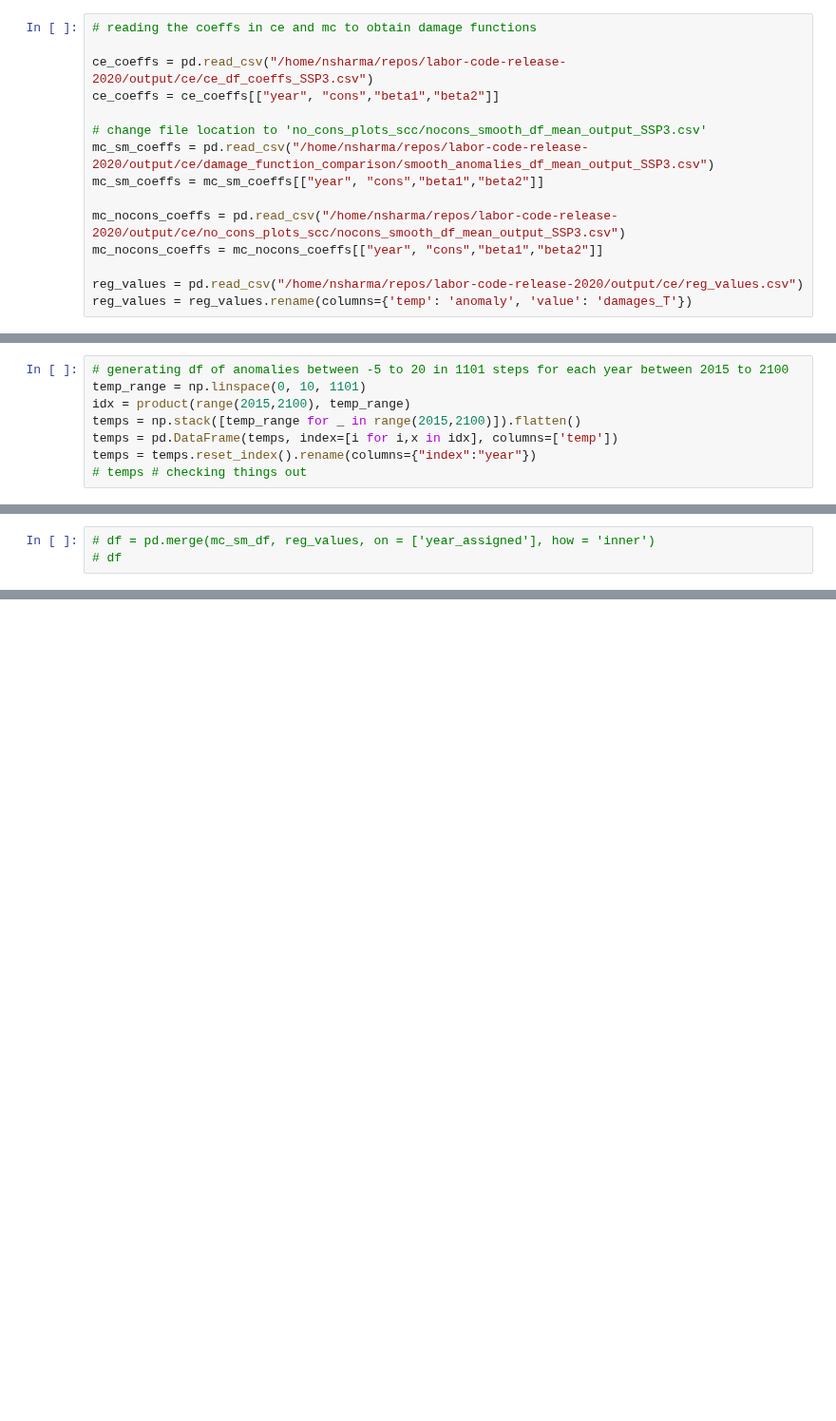
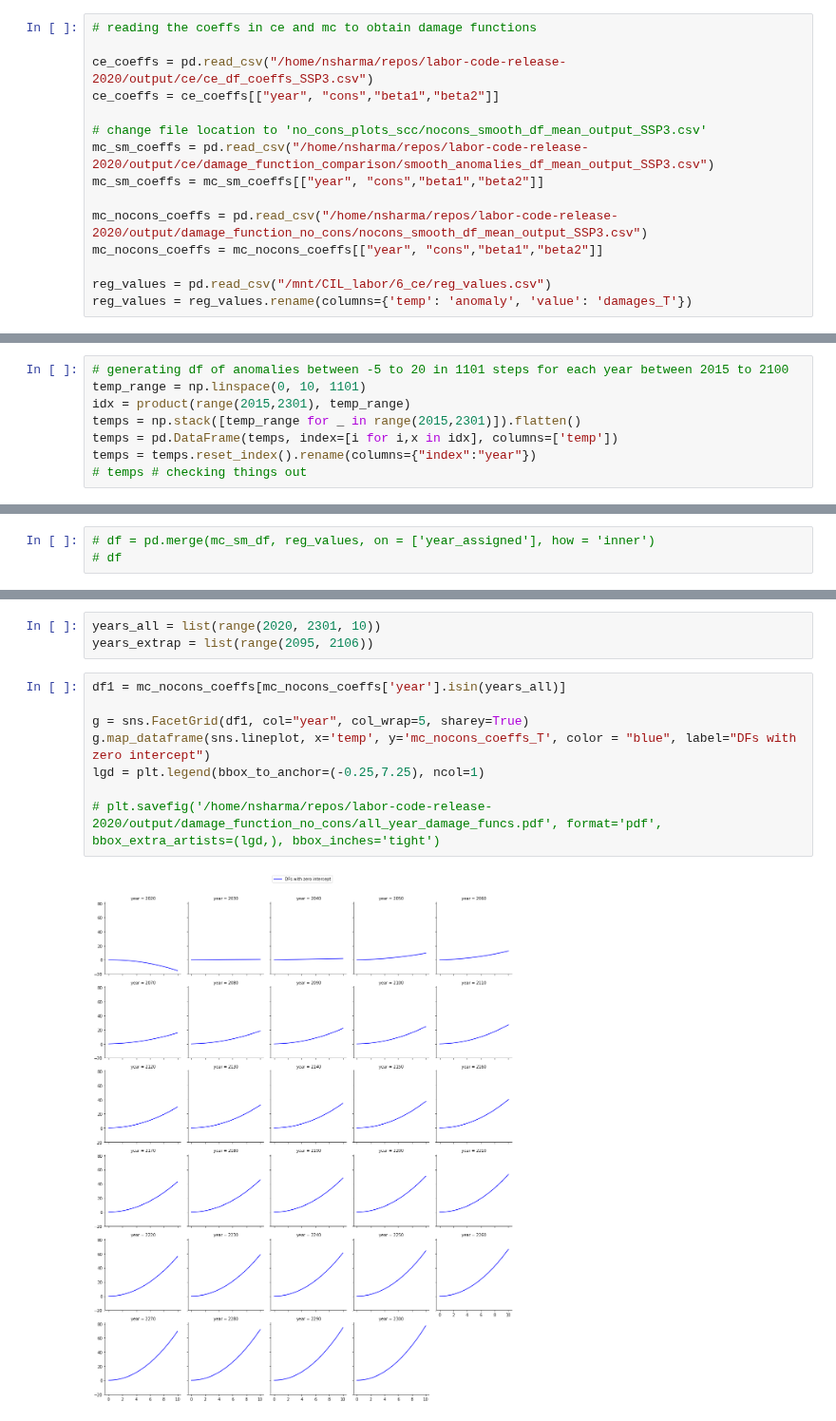
Before and after one commit to ClimateImpactLab/labor-code-release-2020, a Jupyter notebook: 4_post_projection/ce/2_scc/damage_function_with_points.ipynb, the cells around one changed output, grey strips where cells are left out. Shown at 95% size. Drawn from its saved outputs; the diff is of its cells as text; blank space fills up the shorter version.

Commit message:
no intercept plots and scc- corrected

```diff
--- a/4_post_projection/ce/2_scc/damage_function_with_points.ipynb
+++ b/4_post_projection/ce/2_scc/damage_function_with_points.ipynb
@@ -19,10 +19,10 @@ ce_coeffs = ce_coeffs[["year", "cons","beta1","beta2"]]
 mc_sm_coeffs = pd.read_csv("/home/nsharma/repos/labor-code-release-2020/output/ce/damage_function_comparison/smooth_anomalies_df_mean_output_SSP3.csv")
 mc_sm_coeffs = mc_sm_coeffs[["year", "cons","beta1","beta2"]]
 
-mc_nocons_coeffs = pd.read_csv("/home/nsharma/repos/labor-code-release-2020/output/ce/no_cons_plots_scc/nocons_smooth_df_mean_output_SSP3.csv")
+mc_nocons_coeffs = pd.read_csv("/home/nsharma/repos/labor-code-release-2020/output/damage_function_no_cons/nocons_smooth_df_mean_output_SSP3.csv")
 mc_nocons_coeffs = mc_nocons_coeffs[["year", "cons","beta1","beta2"]]
 
-reg_values = pd.read_csv("/home/nsharma/repos/labor-code-release-2020/output/ce/reg_values.csv")
+reg_values = pd.read_csv("/mnt/CIL_labor/6_ce/reg_values.csv")
 reg_values = reg_values.rename(columns={'temp': 'anomaly', 'value': 'damages_T'})
 # %%
 coeffs = pd.merge(mc_sm_coeffs, mc_nocons_coeffs, on= ['year'], how = 'inner')
@@ -54,8 +73,8 @@ df[['year', 'cons_damages', 'no_cons_damages', 'fair_temperatures_anomaly_rcp',
 # %%
 # generating df of anomalies between -5 to 20 in 1101 steps for each year between 2015 to 2100
 temp_range = np.linspace(0, 10, 1101)
-idx = product(range(2015,2100), temp_range)
-temps = np.stack([temp_range for _ in range(2015,2100)]).flatten()
+idx = product(range(2015,2301), temp_range)
+temps = np.stack([temp_range for _ in range(2015,2301)]).flatten()
 temps = pd.DataFrame(temps, index=[i for i,x in idx], columns=['temp'])
 temps = temps.reset_index().rename(columns={"index":"year"})
 # temps # checking things out
@@ -192,3 +220,16 @@ for i, year_assigned in enumerate(years):
 2090
 8
 2097
+# %%
+years_all = list(range(2020, 2301, 10))
+years_extrap = list(range(2095, 2106))
+# %%
+df1 = mc_nocons_coeffs[mc_nocons_coeffs['year'].isin(years_all)]
+
+g = sns.FacetGrid(df1, col="year", col_wrap=5, sharey=True)
+g.map_dataframe(sns.lineplot, x='temp', y='mc_nocons_coeffs_T', color = "blue", label="DFs with zero intercept")
+lgd = plt.legend(bbox_to_anchor=(-0.25,7.25), ncol=1)
+
+# plt.savefig('/home/nsharma/repos/labor-code-release-2020/output/damage_function_no_cons/all_year_damage_funcs.pdf', format='pdf', bbox_extra_artists=(lgd,), bbox_inches='tight')
+# %% [output]
+[figure, added]
```
Also changed, not shown: parts of 5 cells of this notebook, 49 other files.
